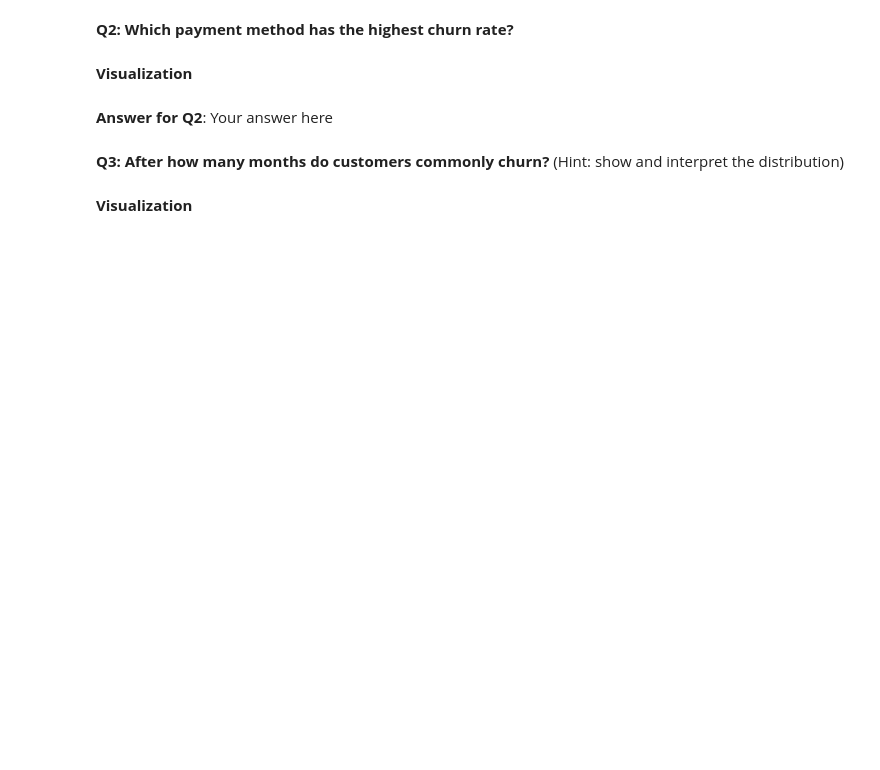
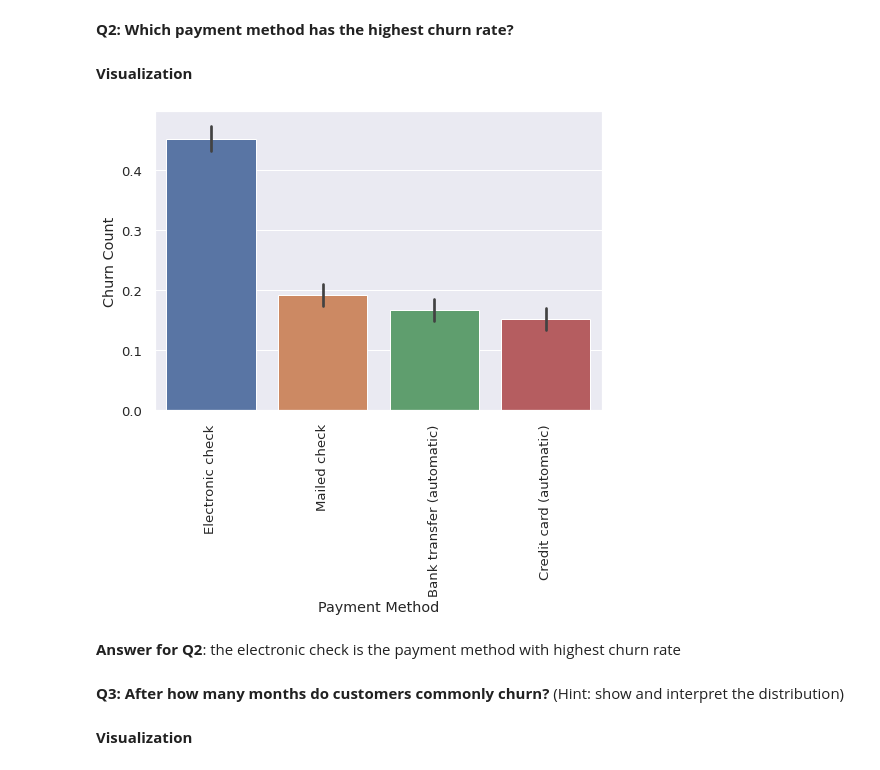
Before and after one commit to mohamedFabdrabo/Customer-Churn-Prediction, a Jupyter notebook: Classification_Mini-Project.ipynb, the cells around one changed output. Drawn from its saved outputs; the diff is of its cells as text; code cells hidden in the pictures; blank space fills up the shorter version.

```diff
--- a/Classification_Mini-Project.ipynb
+++ b/Classification_Mini-Project.ipynb
@@ -309,8 +386,16 @@ sns.heatmap(df.corr())
 **Q2: Which payment method has the highest churn rate?**
 # %% [markdown]
 **Visualization**
-# %% [markdown]
-**Answer for Q2**: Your answer here
+# %%
+g = sns.barplot(x='PaymentMethod', y='Churn', data=df);
+g.set_xticklabels(g.get_xticklabels(),rotation=90);
+plt.ylabel('Churn Count');
+plt.xlabel('Payment Method');
+# %% [output]
+[figure, added]
+# %% [markdown]
+**Answer for Q2**:
+the electronic check is the payment method with highest churn rate
 # %% [markdown]
 **Q3: After how many months do customers commonly churn?** (Hint: show and interpret the distribution)
 # %% [markdown]
```
Also changed, not shown: parts of 39 cells of this notebook.
